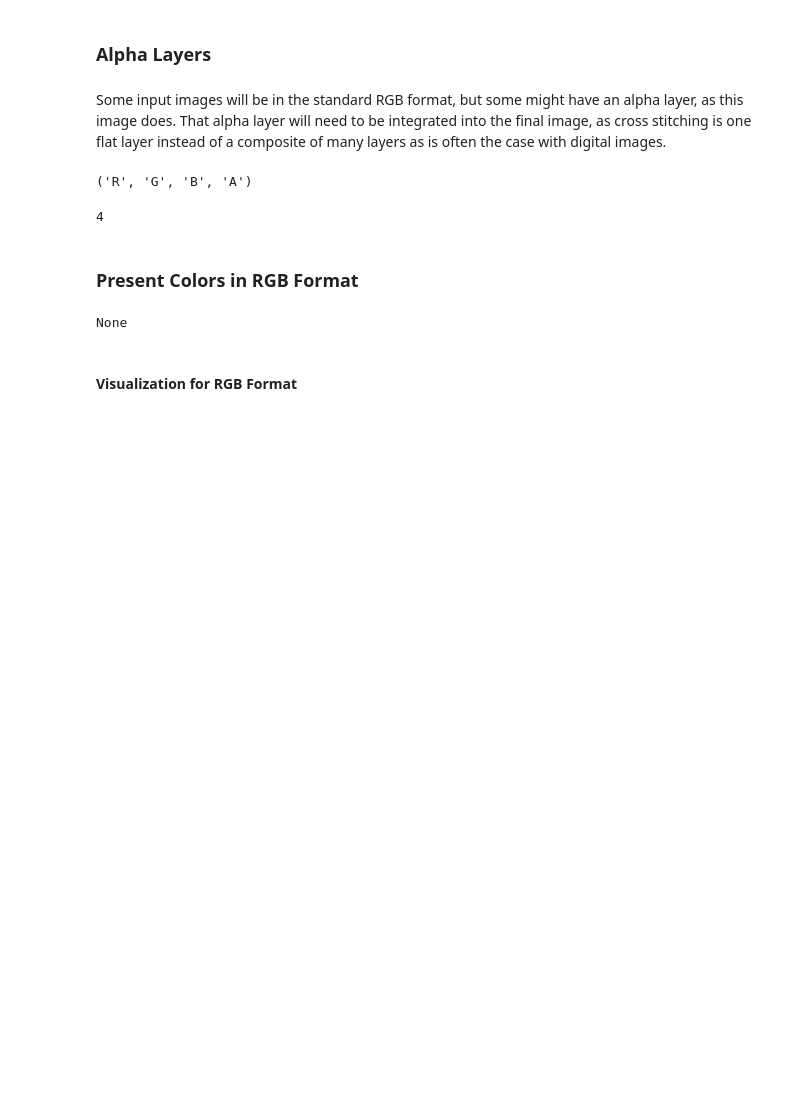
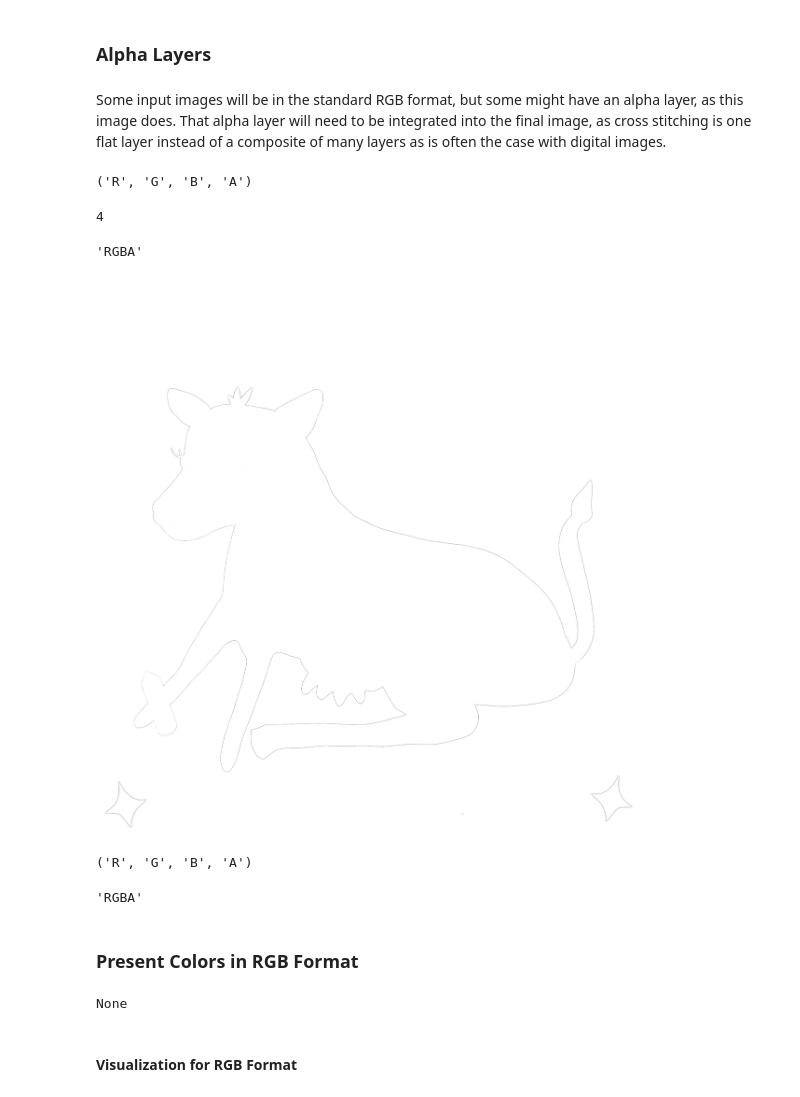
Before and after one commit to eannefawcett/cross-stitch-patternizer, a Jupyter notebook: notebooks/01_eaf_Set-up-project-scope.ipynb, the cells around one changed output. Cells and saved outputs as stored; diff of their text form; code cells hidden in the pictures; blank space fills up the shorter version.

Commit message:
Add potential method for flattening alpha layer -- splitting

```diff
--- a/notebooks/01_eaf_Set-up-project-scope.ipynb
+++ b/notebooks/01_eaf_Set-up-project-scope.ipynb
@@ -141,6 +124,45 @@ len(msge_im_bands)
 # %% [output]
 ('R', 'G', 'B', 'A')
 4
+# %%
+# check for type and depth for each pixel
+msge_im.mode
+# %% [output]
+'RGBA'
+# %%
+# remove transparency as seen at http://stackoverflow.com/a/35859141
+def remove_transparency(im, bg_colour=(255, 255, 255)):
+
+    # Only process if image has transparency (http://stackoverflow.com/a/1963146)
+    if im.mode in ('RGBA', 'LA') or (im.mode == 'P' and 'transparency' in im.info):
+
+        # Need to convert to RGBA if LA format due to a bug in PIL (http://stackoverflow.com/a/1963146)
+        alpha = im.convert('RGBA').split()[-1]
+
+        # Create a new background image of our matte color.
+        # Must be RGBA because paste requires both images have the same format
+        # (http://stackoverflow.com/a/8720632  and  http://stackoverflow.com/a/9459208)
+        bg = Image.new("RGBA", im.size, bg_colour + (255,))
+        bg.paste(im, mask=alpha)
+        return bg
+
+    else:
+        return im
+# %%
+msge_flat_im = remove_transparency(msge_im)
+msge_flat_im.split()[-1]
+# %% [output]
+[figure, added]
+# %%
+msge_flat_im_bands = msge_flat_im.getbands()
+msge_flat_im_bands
+# %% [output]
+('R', 'G', 'B', 'A')
+# %%
+msge_flat_im_mode = msge_flat_im.mode
+msge_flat_im_mode
+# %% [output]
+'RGBA'
 # %% [markdown]
 ### Present Colors in RGB Format
 # %%
```
Also changed, not shown: parts of 6 cells of this notebook.
